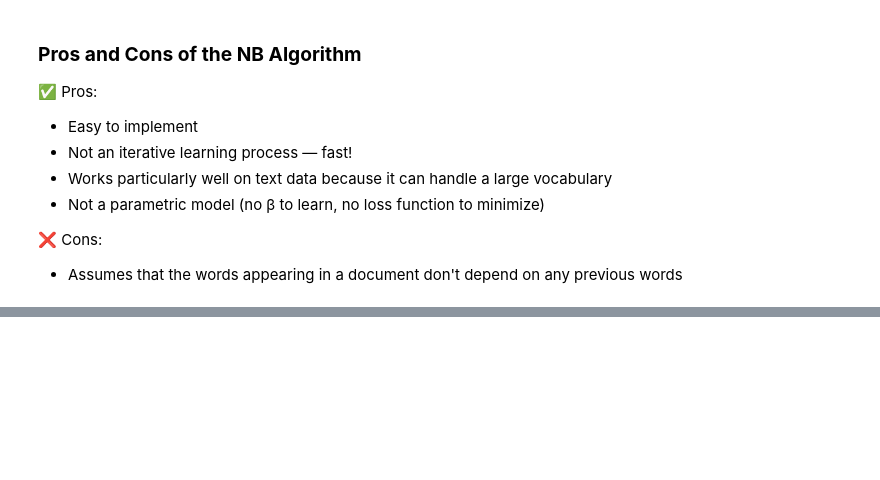
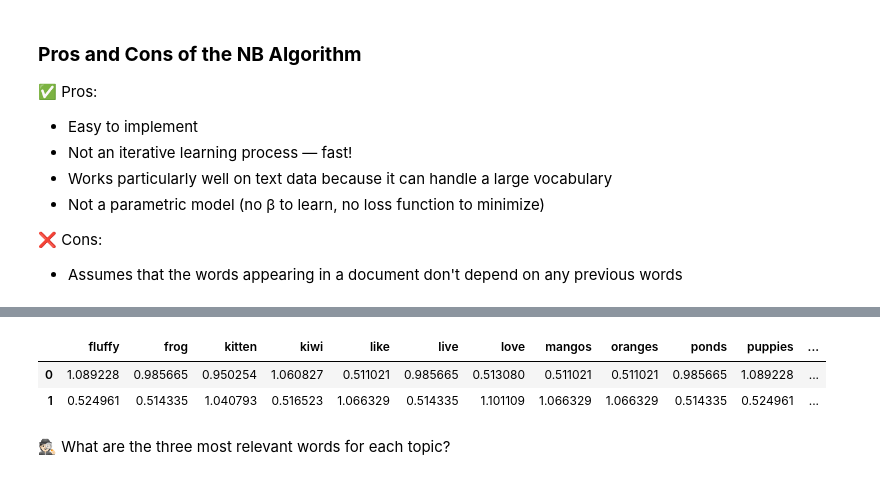
Before and after one commit to jalwalb2765/python_resources, a Jupyter notebook: 10_nlp.ipynb, the cells around one changed output, grey strips where cells are left out. Cells and saved outputs as stored; diff of their text form; code cells hidden in the pictures; blank space fills up the shorter version.

```diff
--- a/10_nlp.ipynb
+++ b/10_nlp.ipynb
@@ -872,0 +1091,9 @@ and when multiplying these probabilities, you will have a null probability!
+# %%
+from sklearn.decomposition import LatentDirichletAllocation
+
+# Instantiate the LDA
+n_components = 2
+lda_model = LatentDirichletAllocation(n_components=n_components, max_iter = 100)
+
+# Fit the LDA on the vectorized documents
+lda_model.fit(vectorized_documents)
@@ -872,0 +1134,11 @@ and when multiplying these probabilities, you will have a null probability!
+# %%
+topic_word_mixture = pd.DataFrame(lda_model.components_,
+                                 columns = vectorizer.get_feature_names_out())
+# %%
+topic_word_mixture
+# %% [output]
+|  | fluffy | frog | kitten | kiwi | like | live | love | mangos | oranges | ponds | puppies | ... |
+| 0 | 1.089228 | 0.985665 | 0.950254 | 1.060827 | 0.511021 | 0.985665 | 0.513080 | 0.511021 | 0.511021 | 0.985665 | 1.089228 | ... |
+| 1 | 0.524961 | 0.514335 | 1.040793 | 0.516523 | 1.066329 | 0.514335 | 1.101109 | 1.066329 | 1.066329 | 0.514335 | 0.524961 | ... |
+# %% [markdown]
+🕵🏻 What are the three most relevant words for each topic?
```
Also changed, not shown: parts of 84 cells of this notebook, 3 other files.
